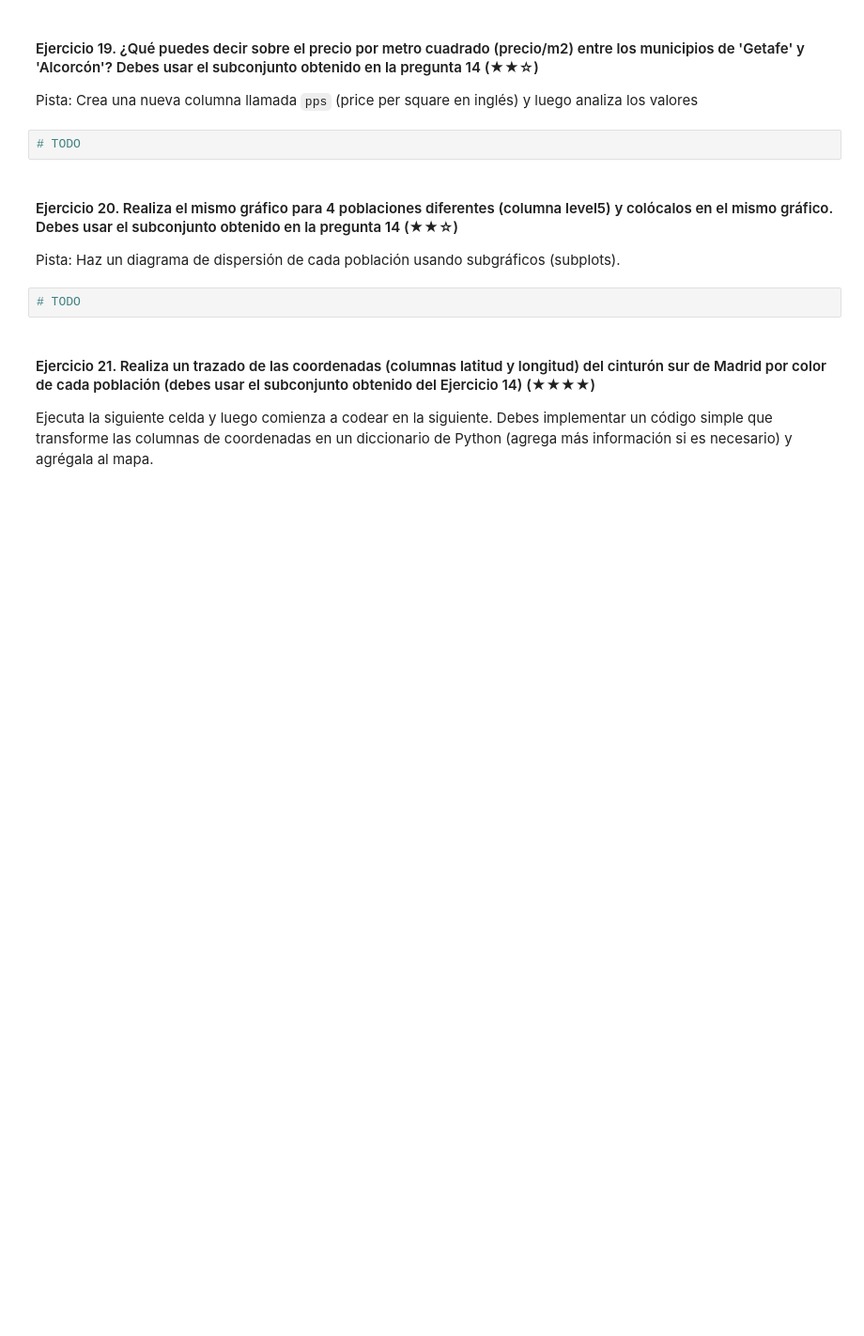
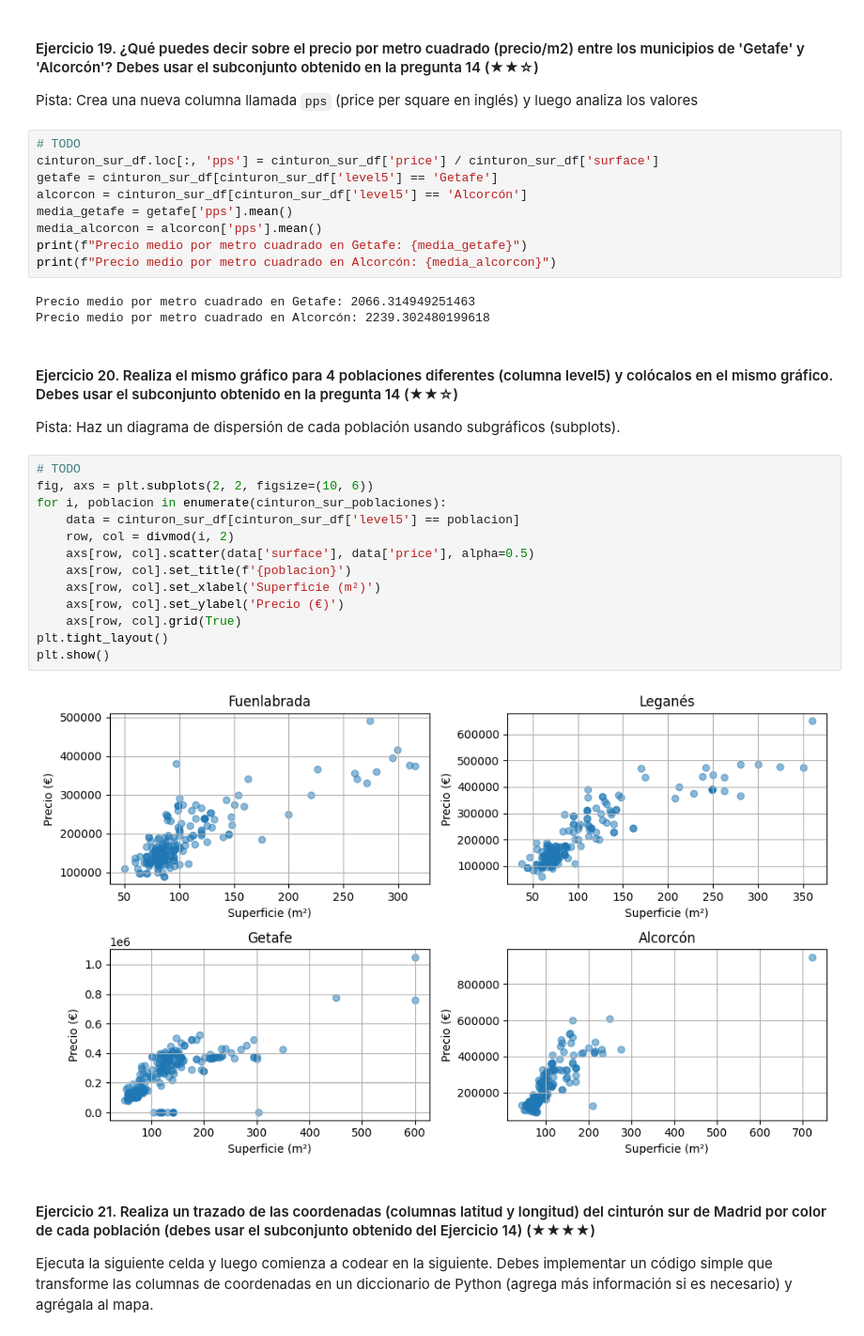
Before and after one commit to gorozcor/realestate-datacleanup-exercise, a Jupyter notebook: project.es.ipynb, the cells around one changed output. Shown at 94% size. Drawn from its saved outputs; the diff is of its cells as text; blank space fills up the shorter version.

```diff
--- a/project.es.ipynb
+++ b/project.es.ipynb
@@ -291,11 +330,34 @@ Pista: Puedes ayudarte revisando la demostración multihist de Matplotlib.
 Pista: Crea una nueva columna llamada `pps` (price per square en inglés) y luego analiza los valores
 # %%
 # TODO
+cinturon_sur_df.loc[:, 'pps'] = cinturon_sur_df['price'] / cinturon_sur_df['surface']
+getafe = cinturon_sur_df[cinturon_sur_df['level5'] == 'Getafe']
+alcorcon = cinturon_sur_df[cinturon_sur_df['level5'] == 'Alcorcón']
+media_getafe = getafe['pps'].mean()
+media_alcorcon = alcorcon['pps'].mean()
+print(f"Precio medio por metro cuadrado en Getafe: {media_getafe}")
+print(f"Precio medio por metro cuadrado en Alcorcón: {media_alcorcon}")
+# %% [output]
+Precio medio por metro cuadrado en Getafe: 2066.314949251463
+Precio medio por metro cuadrado en Alcorcón: 2239.302480199618
 # %% [markdown]
 #### Ejercicio 20. Realiza el mismo gráfico para 4 poblaciones diferentes (columna level5) y colócalos en el mismo gráfico. Debes usar el subconjunto obtenido en la pregunta 14 (★★☆)
 Pista: Haz un diagrama de dispersión de cada población usando subgráficos (subplots).
 # %%
 # TODO
+fig, axs = plt.subplots(2, 2, figsize=(10, 6))
+for i, poblacion in enumerate(cinturon_sur_poblaciones):
+    data = cinturon_sur_df[cinturon_sur_df['level5'] == poblacion]
+    row, col = divmod(i, 2)
+    axs[row, col].scatter(data['surface'], data['price'], alpha=0.5)
+    axs[row, col].set_title(f'{poblacion}')
+    axs[row, col].set_xlabel('Superficie (m²)')
+    axs[row, col].set_ylabel('Precio (€)')
+    axs[row, col].grid(True)
+plt.tight_layout()
+plt.show()
+# %% [output]
+[figure, added]
 # %% [markdown]
 #### Ejercicio 21. Realiza un trazado de las coordenadas (columnas latitud y longitud) del cinturón sur de Madrid por color de cada población (debes usar el subconjunto obtenido del Ejercicio 14) (★★★★)
 
```
Also changed, not shown: parts of 22 cells of this notebook.
